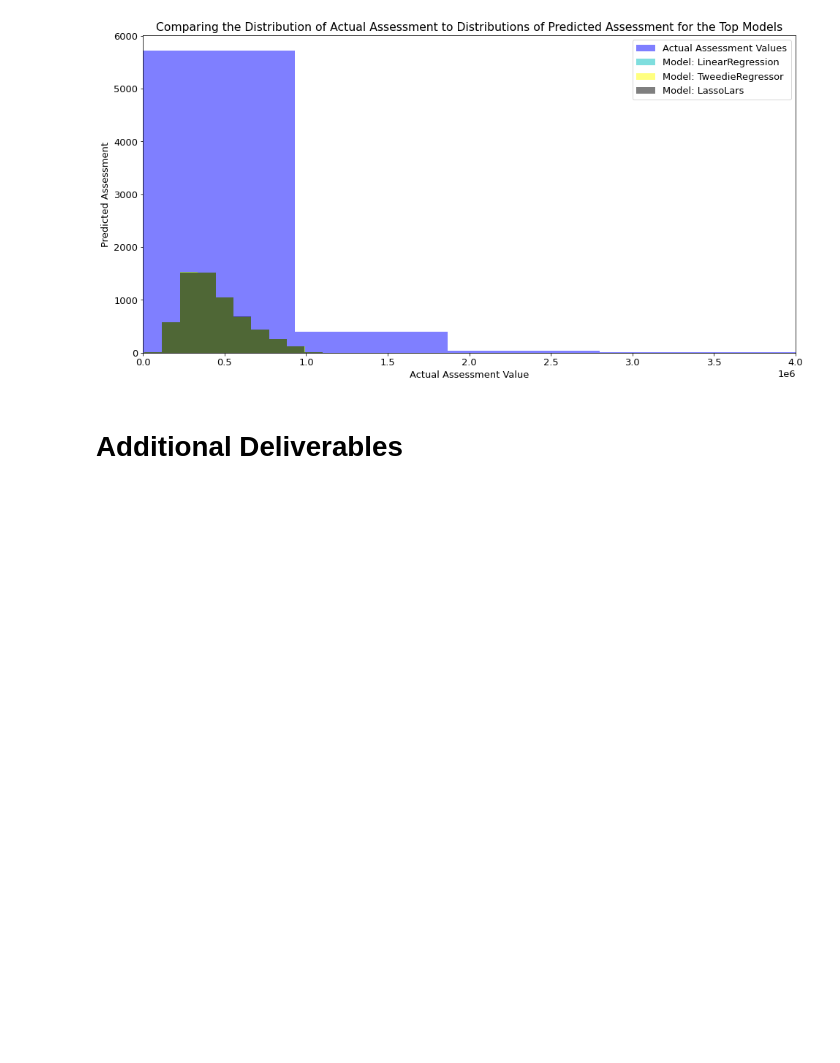
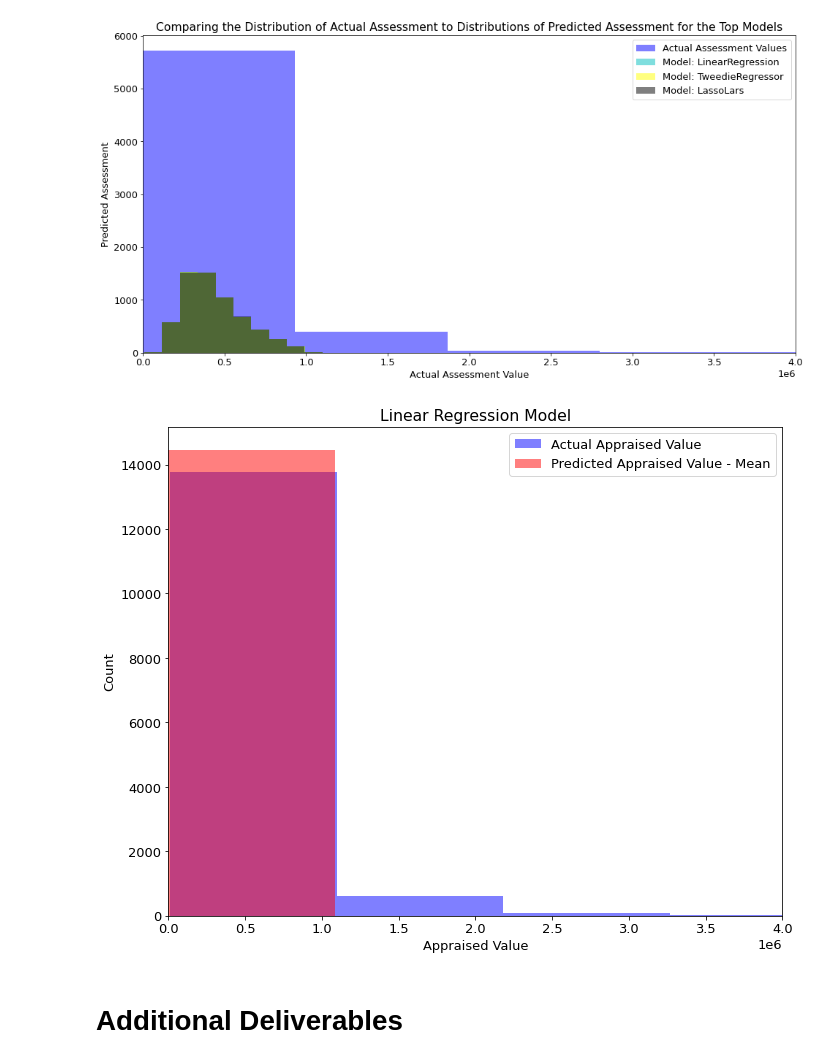
Before and after one commit to LinhQuach13/zillow_regression_project, a Jupyter notebook: zillow_workbook.ipynb, the cells around one changed output. Cells and saved outputs as stored; diff of their text form; code cells hidden in the pictures; blank space fills up the shorter version.

```diff
--- a/zillow_workbook.ipynb
+++ b/zillow_workbook.ipynb
@@ -819,7 +820,7 @@ y_validate.head()
 lars = LassoLars(alpha=1.0)
 # fit the model to our training data. We must specify the column in y_train,
 # since we have converted it to a dataframe from a series!
-lars.fit(X_train_scaled[['bedroomcnt', 'bathroomcnt', 'calculatedfinishedsquarefeet']], y_train.actual)
+lars.fit(X_train_scaled[features], y_train.actual)
 # %% [output]
 LassoLars()
 # %%
@@ -842,7 +843,7 @@ y_train.head()
 | 24719 | 61457.0 | 436271.273331 | 218028.932046 |
 # %%
 # predict train
-y_train['appraised_value_pred_lars'] = lars.predict(X_train_scaled[['bedroomcnt', 'bathroomcnt', 'calculatedfinishedsquarefeet']])
+y_train['appraised_value_pred_lars'] = lars.predict(X_train_scaled[features])
 # %%
 # evaluate: rmse
 rmse_train2 = mean_squared_error(y_train.actual, y_train.appraised_value_pred_lars)**(1/2)
@@ -876,7 +877,7 @@ glm = TweedieRegressor(power=0, alpha=0)
 
 # fit the model to our training data. We must specify the column in y_train,
 # since we have converted it to a dataframe from a series!
-glm.fit(X_train_scaled[['bedroomcnt', 'bathroomcnt', 'calculatedfinishedsquarefeet']], y_train.actual)
+glm.fit(X_train_scaled[features], y_train.actual)
 # %% [output]
 TweedieRegressor(alpha=0, power=0)
 # %%
@@ -890,17 +891,17 @@ X_train_scaled.head()
 | 24719 | 2.0 | 1.0 | 0.099803 | 1925.0 | 6037.0 | 12359021 |
 # %%
 # predict train
-y_train['appraised_value_pred_glm'] = glm.predict(X_train_scaled[['bedroomcnt', 'bathroomcnt', 'calculatedfinishedsquarefeet']])
+y_train['appraised_value_pred_glm'] = glm.predict(X_train_scaled[features])
 
 # evaluate: rmse
 rmse_train3 = mean_squared_error(y_train.actual, y_train.appraised_value_pred_glm)**(1/2)
 
 # predict validate
-y_validate['appraised_value_pred_glm'] = glm.predict(X_validate_scaled[['bedroomcnt', 'bathroomcnt', 'calculatedfinishedsquarefeet']])
+y_validate['appraised_value_pred_glm'] = glm.predict(X_validate_scaled[features])
 
 # evaluate: rmse
 rmse_validate3 = mean_squared_error(y_validate.actual, y_validate.appraised_value_pred_glm)**(1/2)
 
-print("RMSE for GLM using Tweedie, power=1 & alpha=0\nTraining/In-Sample: ", rmse_train3,
+print("RMSE for GLM using Tweedie, power=0 & alpha=0\nTraining/In-Sample: ", rmse_train3,
       "\nValidation/Out-of-Sample: ", rmse_validate3)
 # %% [output]
@@ -1000,6 +1001,18 @@ plt.legend()
 plt.show()
 # %% [output]
 [figure]
+# %%
+# plot to visualize actual vs predicted.
+plt.hist(y_train.actual, color='blue', alpha=.5, label="Actual Appraised Value")
+plt.hist(y_train.appraised_value_pred_lr, bins=1, color='red', alpha=.5, rwidth=100, label="Predicted Appraised Value - Mean")
+plt.xlabel("Appraised Value")
+plt.ylabel("Count")
+plt.title("Linear Regression Model")
+plt.xlim(0, 4000000)
+plt.legend()
+plt.show()
+# %% [output]
+[figure, added]
 # %% [markdown]
 # Additional Deliverables
 # %%
```
Also changed, not shown: parts of 21 cells of this notebook.
